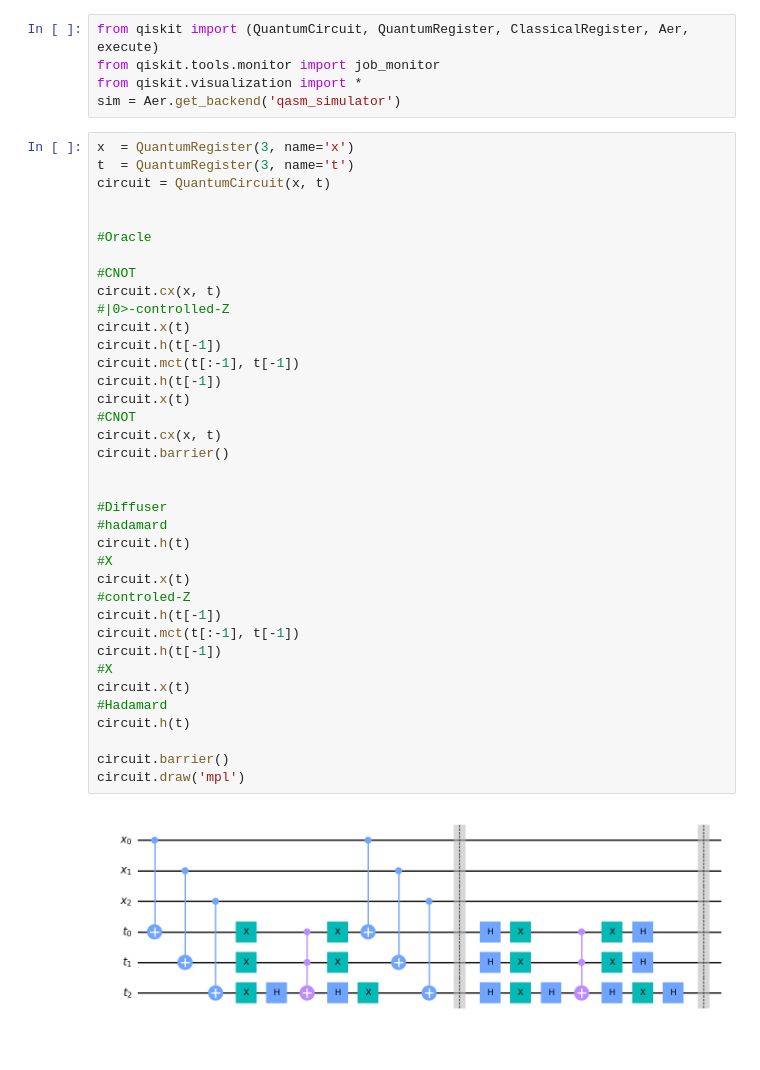
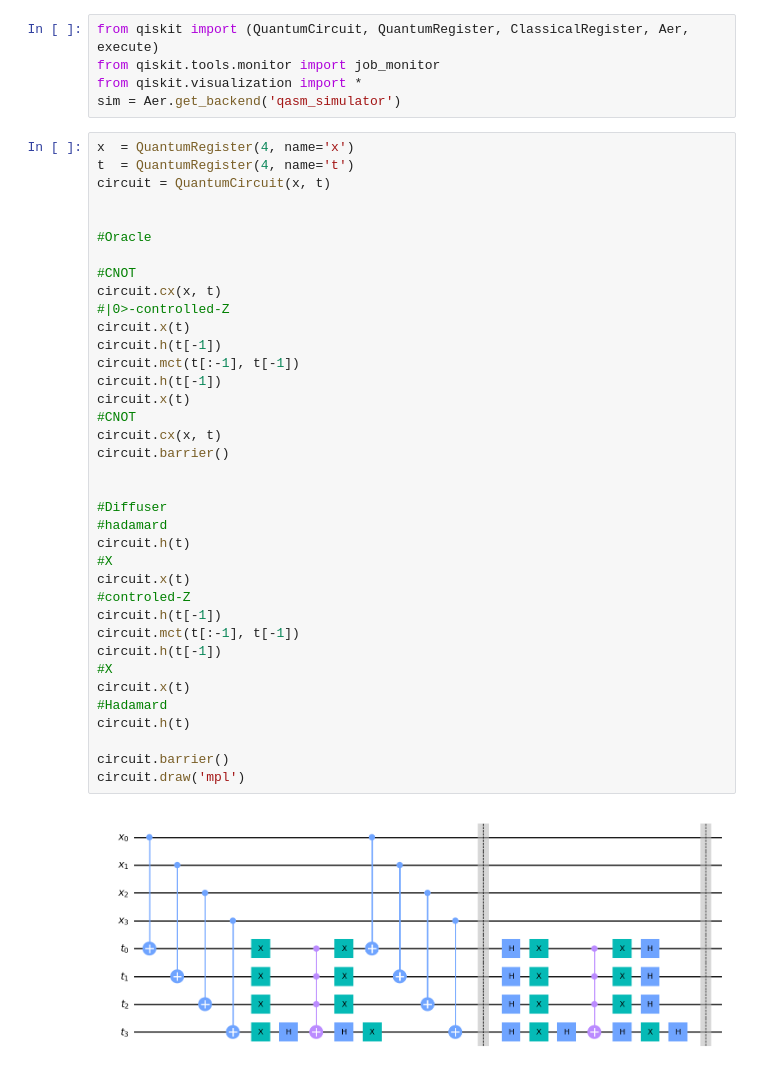
Before and after one commit to karakoulaki/MResProject, a Jupyter notebook: Examples.ipynb, the cells around one changed output. Cells and saved outputs as stored; diff of their text form; blank space fills up the shorter version.

```diff
--- a/Examples.ipynb
+++ b/Examples.ipynb
@@ -12,8 +12,8 @@ from qiskit.tools.monitor import job_monitor
 from qiskit.visualization import *
 sim = Aer.get_backend('qasm_simulator')
 # %%
-x  = QuantumRegister(3, name='x')
-t  = QuantumRegister(3, name='t')
+x  = QuantumRegister(4, name='x')
+t  = QuantumRegister(4, name='t')
 circuit = QuantumCircuit(x, t)
 
 
@@ -22,31 +22,31 @@ circuit = QuantumCircuit(x, t)
 #CNOT
 circuit.cx(x, t)
 #|0>-controlled-Z
 circuit.x(t)
 circuit.h(t[-1])
 circuit.mct(t[:-1], t[-1])
 circuit.h(t[-1])
 circuit.x(t)
 #CNOT
 circuit.cx(x, t)
 circuit.barrier()
 
 
 #Diffuser
 #hadamard
 circuit.h(t)
 #X
 circuit.x(t)
 #controled-Z
 circuit.h(t[-1])
 circuit.mct(t[:-1], t[-1])
 circuit.h(t[-1])
 #X
 circuit.x(t)
 #Hadamard
 circuit.h(t)
 
 circuit.barrier()
 circuit.draw('mpl')
 # %% [output]
-[figure, old version]
+[figure, new version]
```
